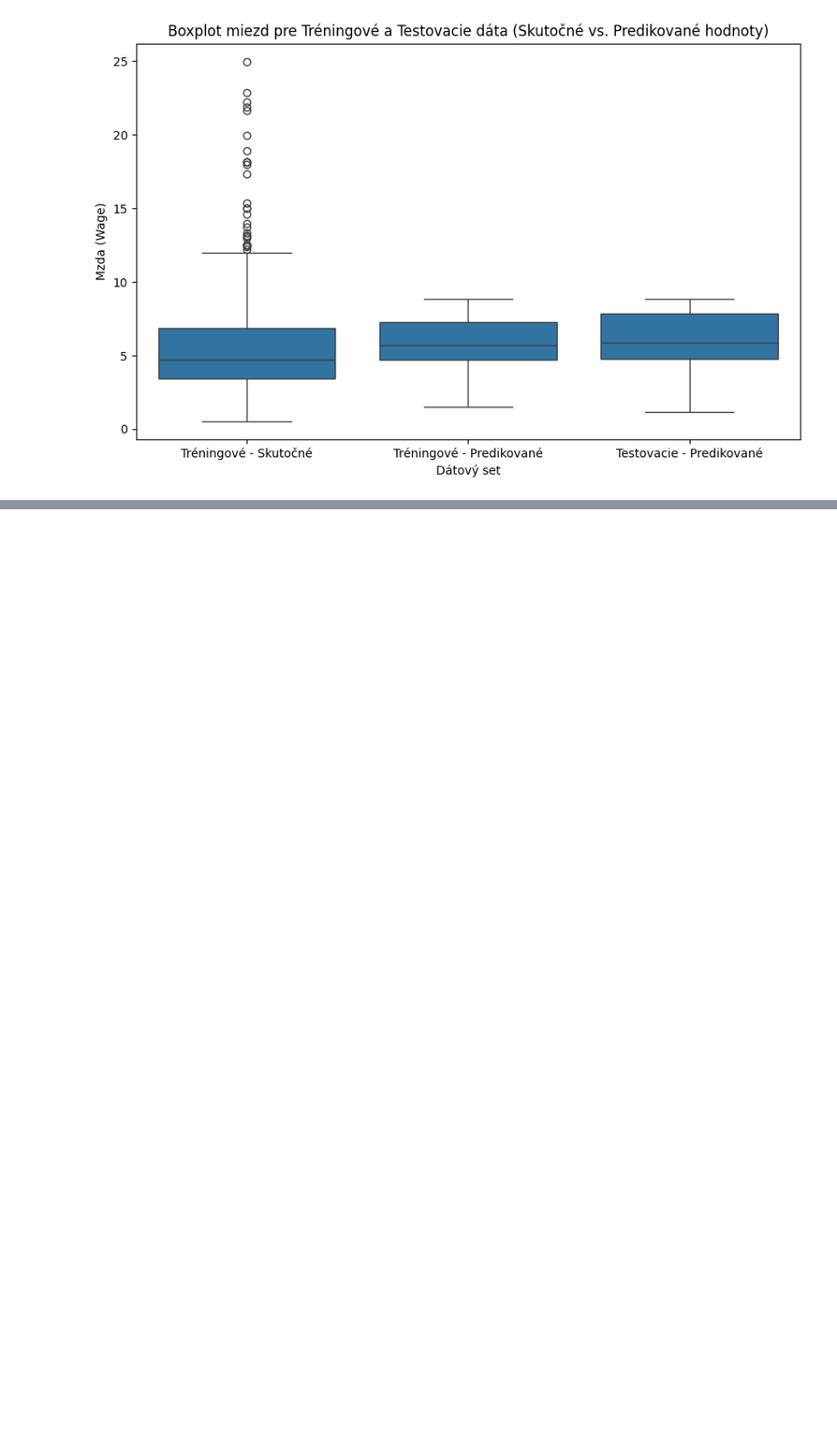
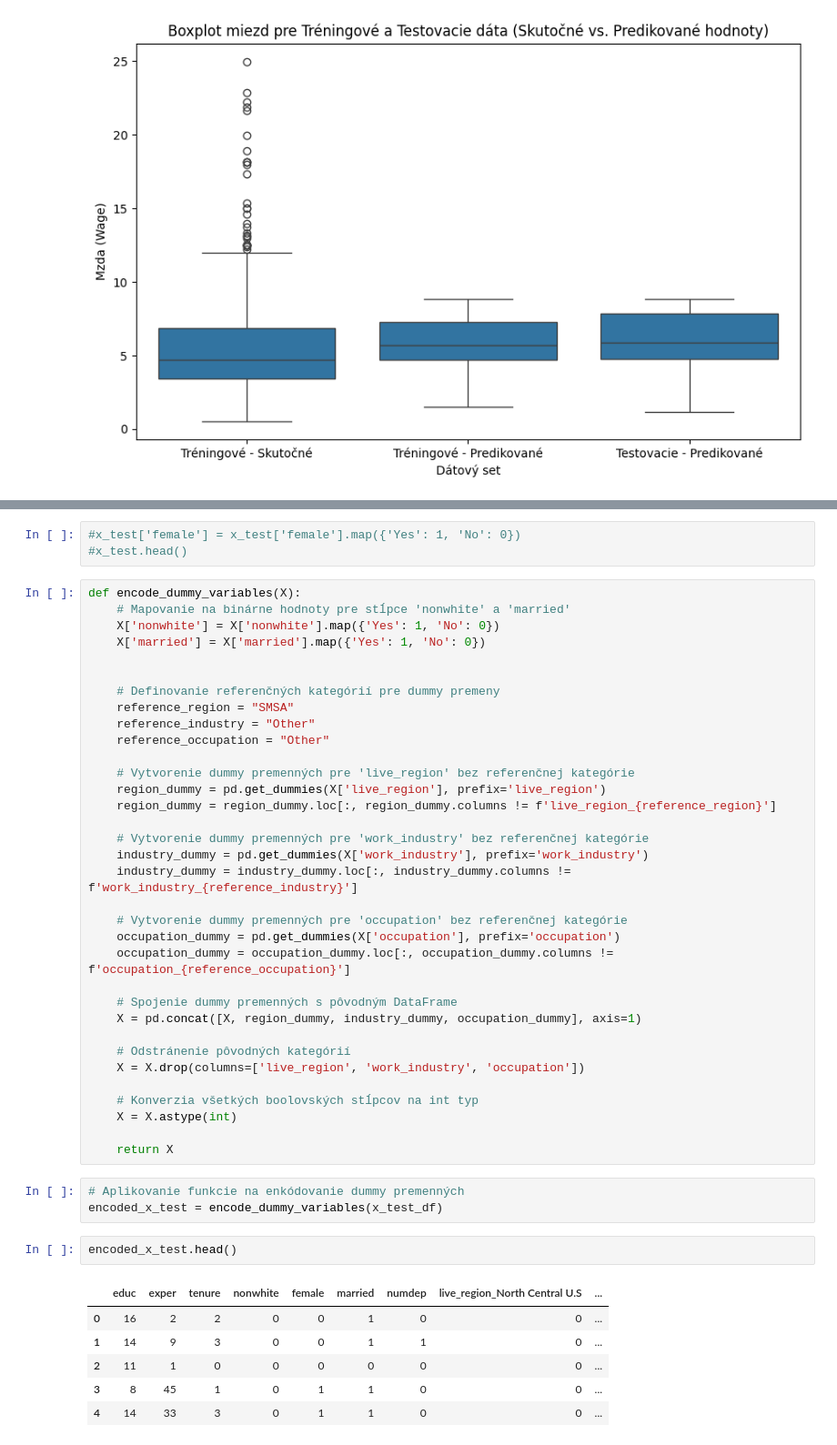
Before and after one commit to JohnyMi/DSGitrespository, a Jupyter notebook: ML/Regresion/Reggresion_project.ipynb, the cells around one changed output, grey strips where cells are left out. Shown at 91% size. Cells and saved outputs as stored; diff of their text form; blank space fills up the shorter version.

```diff
--- a/ML/Regresion/Reggresion_project.ipynb
+++ b/ML/Regresion/Reggresion_project.ipynb
@@ -277,0 +437,49 @@ plt.show()
+# %%
+#x_test['female'] = x_test['female'].map({'Yes': 1, 'No': 0})
+#x_test.head()
+# %%
+def encode_dummy_variables(X):
+    # Mapovanie na binárne hodnoty pre stĺpce 'nonwhite' a 'married'
+    X['nonwhite'] = X['nonwhite'].map({'Yes': 1, 'No': 0})
+    X['married'] = X['married'].map({'Yes': 1, 'No': 0})
+
+
+    # Definovanie referenčných kategórií pre dummy premeny
+    reference_region = "SMSA"
+    reference_industry = "Other"
+    reference_occupation = "Other"
+
+    # Vytvorenie dummy premenných pre 'live_region' bez referenčnej kategórie
+    region_dummy = pd.get_dummies(X['live_region'], prefix='live_region')
+    region_dummy = region_dummy.loc[:, region_dummy.columns != f'live_region_{reference_region}']
+
+    # Vytvorenie dummy premenných pre 'work_industry' bez referenčnej kategórie
+    industry_dummy = pd.get_dummies(X['work_industry'], prefix='work_industry')
+    industry_dummy = industry_dummy.loc[:, industry_dummy.columns != f'work_industry_{reference_industry}']
+
+    # Vytvorenie dummy premenných pre 'occupation' bez referenčnej kategórie
+    occupation_dummy = pd.get_dummies(X['occupation'], prefix='occupation')
+    occupation_dummy = occupation_dummy.loc[:, occupation_dummy.columns != f'occupation_{reference_occupation}']
+
+    # Spojenie dummy premenných s pôvodným DataFrame
+    X = pd.concat([X, region_dummy, industry_dummy, occupation_dummy], axis=1)
+
+    # Odstránenie pôvodných kategórií
+    X = X.drop(columns=['live_region', 'work_industry', 'occupation'])
+
+    # Konverzia všetkých boolovských stĺpcov na int typ
+    X = X.astype(int)
+
+    return X
+# %%
+# Aplikovanie funkcie na enkódovanie dummy premenných
+encoded_x_test = encode_dummy_variables(x_test_df)
+# %%
+encoded_x_test.head()
+# %% [output]
+|  | educ | exper | tenure | nonwhite | female | married | numdep | live_region_North Central U.S | ... |
+| 0 | 16 | 2 | 2 | 0 | 0 | 1 | 0 | 0 | ... |
+| 1 | 14 | 9 | 3 | 0 | 0 | 1 | 1 | 0 | ... |
+| 2 | 11 | 1 | 0 | 0 | 0 | 0 | 0 | 0 | ... |
+| 3 | 8 | 45 | 1 | 0 | 1 | 1 | 0 | 0 | ... |
+| 4 | 14 | 33 | 3 | 0 | 1 | 1 | 0 | 0 | ... |
```
Also changed, not shown: parts of 23 cells of this notebook.
